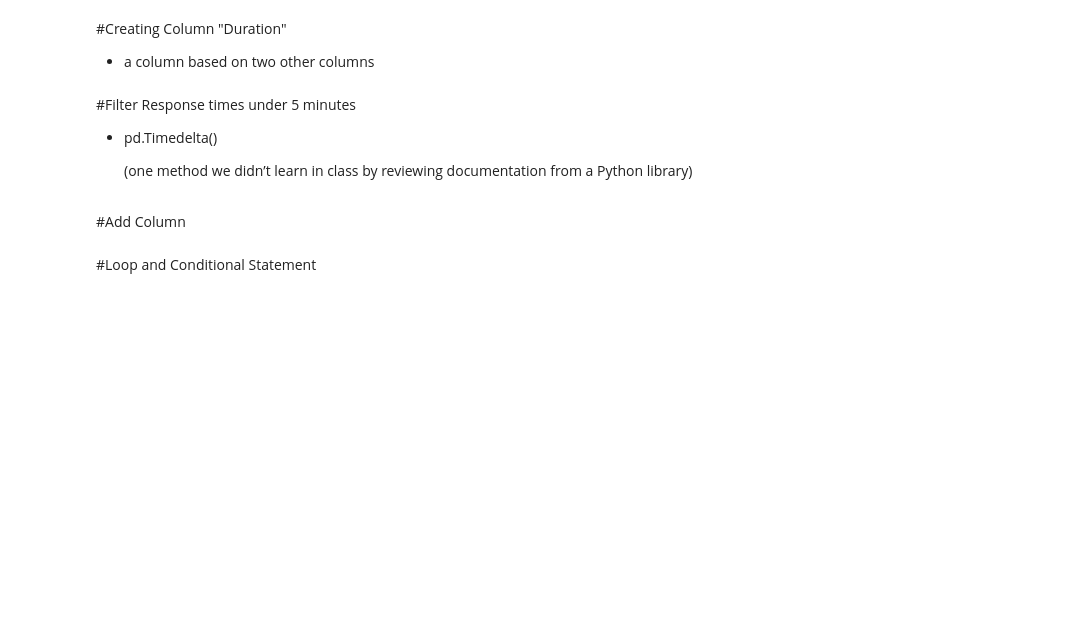
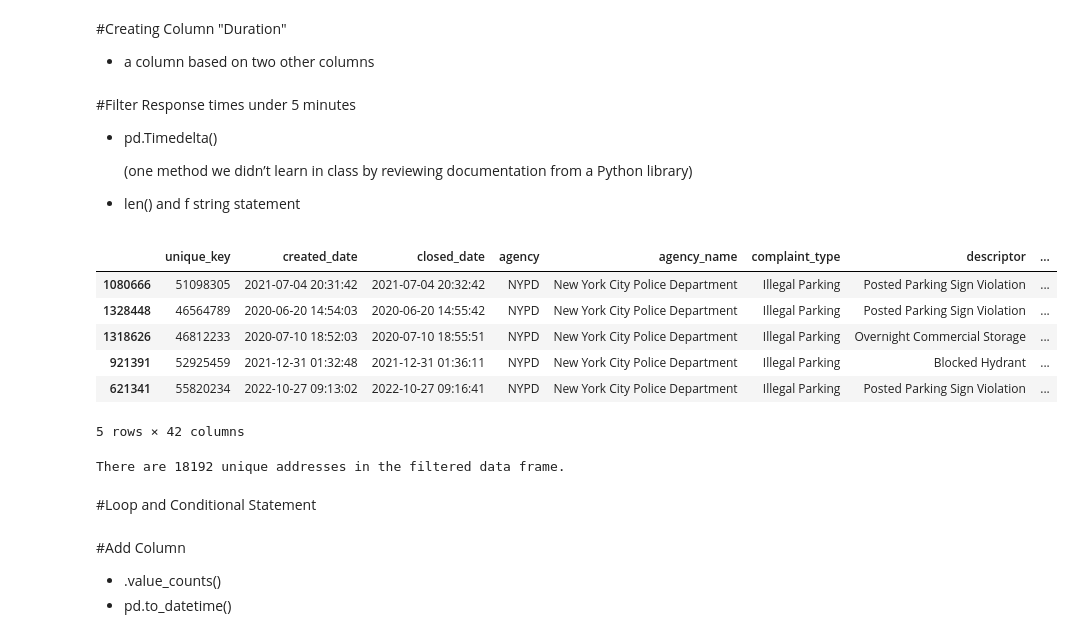
Before and after one commit to ssigman1/group4-nypd, a Jupyter notebook: final_analysis.ipynb, the cells around one changed output. Cells and saved outputs as stored; diff of their text form; code cells hidden in the pictures; blank space fills up the shorter version.

```diff
--- a/final_analysis.ipynb
+++ b/final_analysis.ipynb
@@ -67,8 +155,15 @@ Response times under 5 minutes
 
     (one method we didn’t learn in class by reviewing documentation
 from a Python library)
+* len() and f string statement
 # %%
 dm_filtered = dm[dm['duration'] <= pd.Timedelta(minutes=5)]
-dm.sample(5)
+dm_filtered.sample(5)
+# %% [output]
+|  | unique_key | created_date | closed_date | agency | agency_name | complaint_type | descriptor | ... |
+| 1080666 | 51098305 | 2021-07-04 20:31:42 | 2021-07-04 20:32:42 | NYPD | New York City Police Department | Illegal Parking | Posted Parking Sign Violation | ... |
+| 1328448 | 46564789 | 2020-06-20 14:54:03 | 2020-06-20 14:55:42 | NYPD | New York City Police Department | Illegal Parking | Posted Parking Sign Violation | ... |
+| 1318626 | 46812233 | 2020-07-10 18:52:03 | 2020-07-10 18:55:51 | NYPD | New York City Police Department | Illegal Parking | Overnight Commercial Storage | ... |
+| 921391 | 52925459 | 2021-12-31 01:32:48 | 2021-12-31 01:36:11 | NYPD | New York City Police Department | Illegal Parking | Blocked Hydrant | ... |
+| 621341 | 55820234 | 2022-10-27 09:13:02 | 2022-10-27 09:16:41 | NYPD | New York City Police Department | Illegal Parking | Posted Parking Sign Violation | ... |
+5 rows × 42 columns
-# %% [markdown]
-#Add Column
@@ -90,3 +170,8 @@ dm_filtered.sample()
+# %%
+length_address = f"There are {len(dm_filtered['incident_address'].unique())} unique addresses in the filtered data frame."
+print(length_address)
+# %% [output]
+There are 18192 unique addresses in the filtered data frame.
 # %% [markdown]
 #Loop and Conditional Statement
 # %%
@@ -99,3 +184,7 @@ for index, row in dm_filtered.iterrows():
         seconds = duration.seconds % 60
         duration = str(minutes) + " minutes and " + str(seconds) + " seconds"
     dm_filtered.at[index, 'duration'] = duration
+# %% [markdown]
+#Add Column
+* .value_counts()
+* pd.to_datetime()
```
Also changed, not shown: parts of 47 cells of this notebook.
